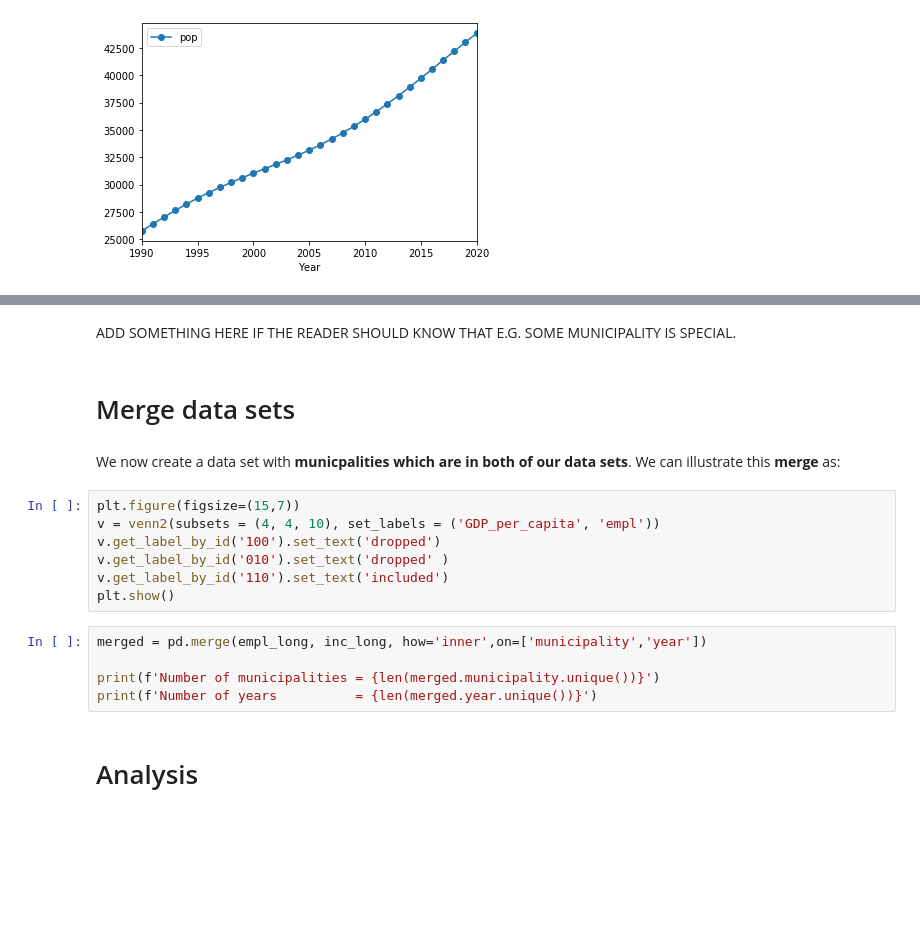
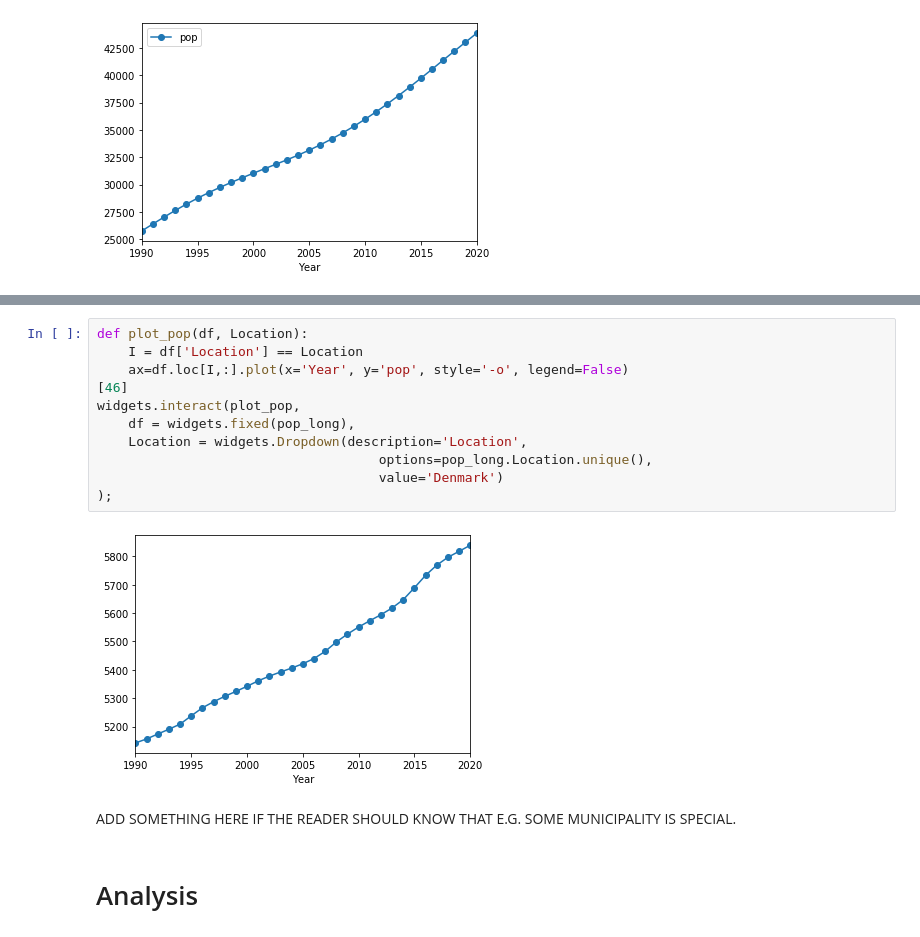
Before and after one commit to NumEconCopenhagen/projects-2020-1001numpyarrays, a Jupyter notebook: dataproject/dataproject.ipynb, the cells around one changed output, grey strips where cells are left out. Drawn from its saved outputs; the diff is of its cells as text; blank space fills up the shorter version.

```diff
--- a/dataproject/dataproject.ipynb
+++ b/dataproject/dataproject.ipynb
@@ -223,24 +223,21 @@ widgets.interact(plot_e,
 );
 # %% [output]
 [figure]
+# %%
+def plot_pop(df, Location):
+    I = df['Location'] == Location
+    ax=df.loc[I,:].plot(x='Year', y='pop', style='-o', legend=False)
+[46]
+widgets.interact(plot_pop,
+    df = widgets.fixed(pop_long),
+    Location = widgets.Dropdown(description='Location',
+                                    options=pop_long.Location.unique(),
+                                    value='Denmark')
+);
+# %% [output]
+[figure, added]
 # %% [markdown]
 ADD SOMETHING HERE IF THE READER SHOULD KNOW THAT E.G. SOME MUNICIPALITY IS SPECIAL.
-# %% [markdown]
-# Merge data sets
-# %% [markdown]
-We now create a data set with **municpalities which are in both of our data sets**. We can illustrate this **merge** as:
-# %%
-plt.figure(figsize=(15,7))
-v = venn2(subsets = (4, 4, 10), set_labels = ('GDP_per_capita', 'empl'))
-v.get_label_by_id('100').set_text('dropped')
-v.get_label_by_id('010').set_text('dropped' )
-v.get_label_by_id('110').set_text('included')
-plt.show()
-# %%
-merged = pd.merge(empl_long, inc_long, how='inner',on=['municipality','year'])
-
-print(f'Number of municipalities = {len(merged.municipality.unique())}')
-print(f'Number of years          = {len(merged.year.unique())}')
 # %% [markdown]
 # Analysis
 # %% [markdown]
```
Also changed, not shown: parts of 7 cells of this notebook.
